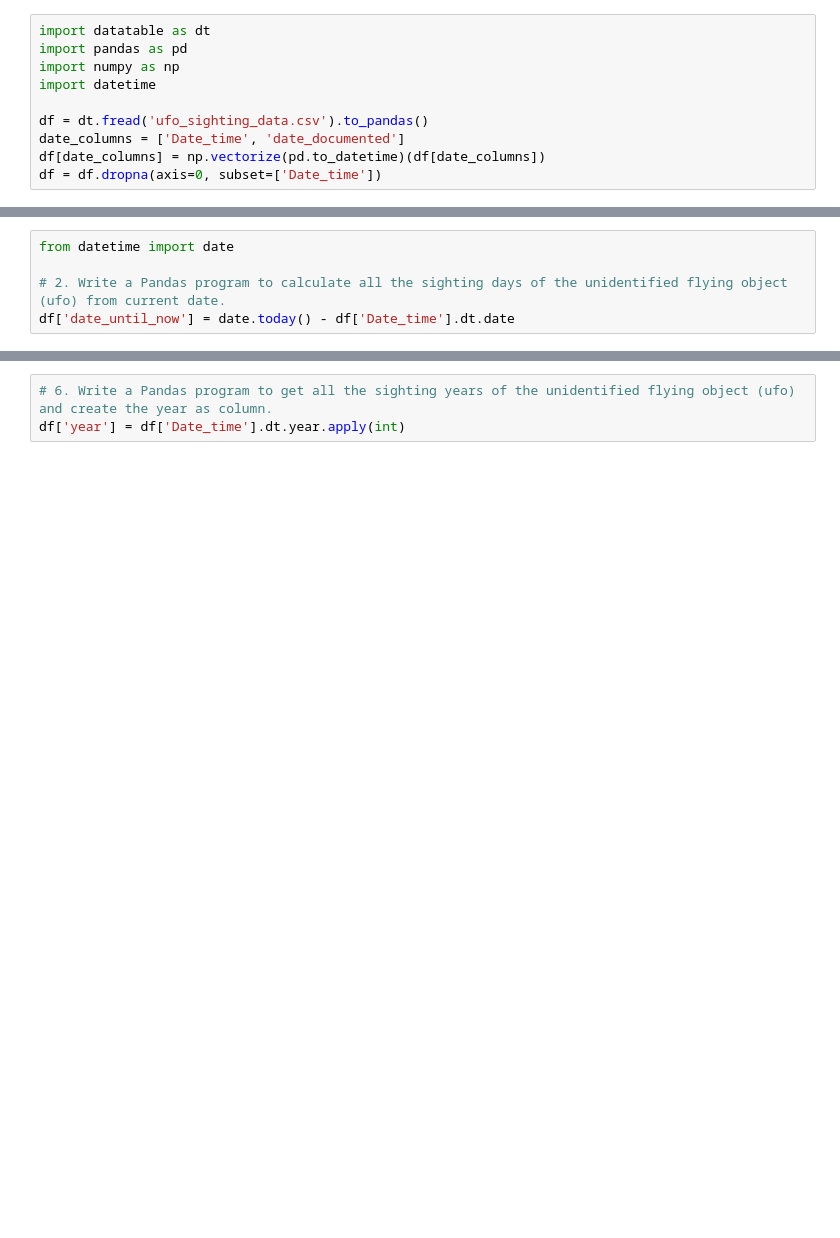
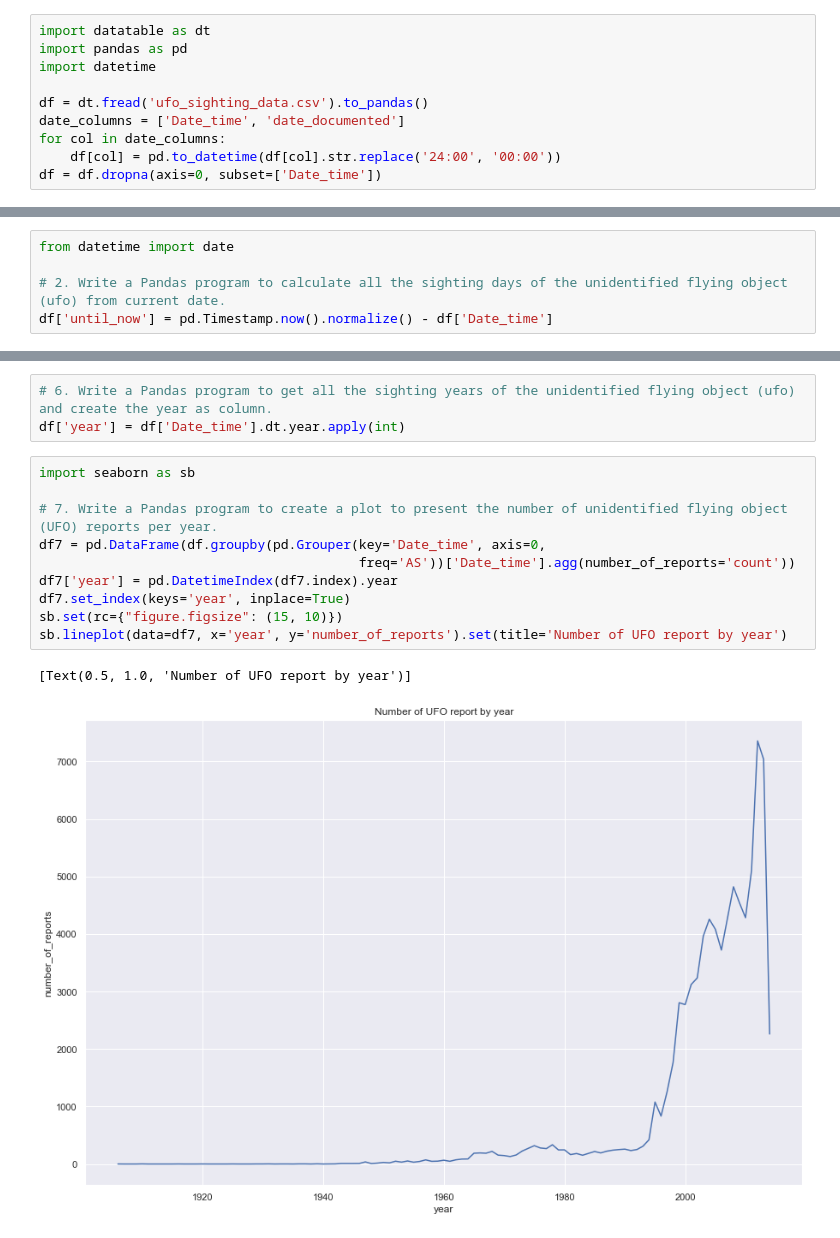
Before and after one commit to tedtdang/Practice-Data-Science, a Jupyter notebook: UFO/UFO.ipynb, the cells around one changed output, grey strips where cells are left out. Saved outputs shown, nothing was run; the diff lists cells and outputs as text; blank space fills up the shorter version.

```diff
--- a/UFO/UFO.ipynb
+++ b/UFO/UFO.ipynb
@@ -3,10 +3,10 @@
 # %%
 import datatable as dt
 import pandas as pd
-import numpy as np
 import datetime
 
 df = dt.fread('ufo_sighting_data.csv').to_pandas()
 date_columns = ['Date_time', 'date_documented']
-df[date_columns] = np.vectorize(pd.to_datetime)(df[date_columns])
+for col in date_columns:
+    df[col] = pd.to_datetime(df[col].str.replace('24:00', '00:00'))
 df = df.dropna(axis=0, subset=['Date_time'])
@@ -19,4 +19,4 @@ print(f'The current time is {datetime.datetime.now()}')
 from datetime import date
 
 # 2. Write a Pandas program to calculate all the sighting days of the unidentified flying object (ufo) from current date.
-df['date_until_now'] = date.today() - df['Date_time'].dt.date
+df['until_now'] = pd.Timestamp.now().normalize() - df['Date_time']
@@ -37,3 +70,16 @@ df[(date(1950, 10, 10) <= df['Date_time'].dt.date) & (df['Date_time'].dt.date <=
 # %%
 # 6. Write a Pandas program to get all the sighting years of the unidentified flying object (ufo) and create the year as column.
 df['year'] = df['Date_time'].dt.year.apply(int)
+# %%
+import seaborn as sb
+
+# 7. Write a Pandas program to create a plot to present the number of unidentified flying object (UFO) reports per year.
+df7 = pd.DataFrame(df.groupby(pd.Grouper(key='Date_time', axis=0,
+                                         freq='AS'))['Date_time'].agg(number_of_reports='count'))
+df7['year'] = pd.DatetimeIndex(df7.index).year
+df7.set_index(keys='year', inplace=True)
+sb.set(rc={"figure.figsize": (15, 10)})
+sb.lineplot(data=df7, x='year', y='number_of_reports').set(title='Number of UFO report by year')
+# %% [output]
+[Text(0.5, 1.0, 'Number of UFO report by year')]
+[figure, added]
```
Also changed, not shown: parts of 17 cells of this notebook.
